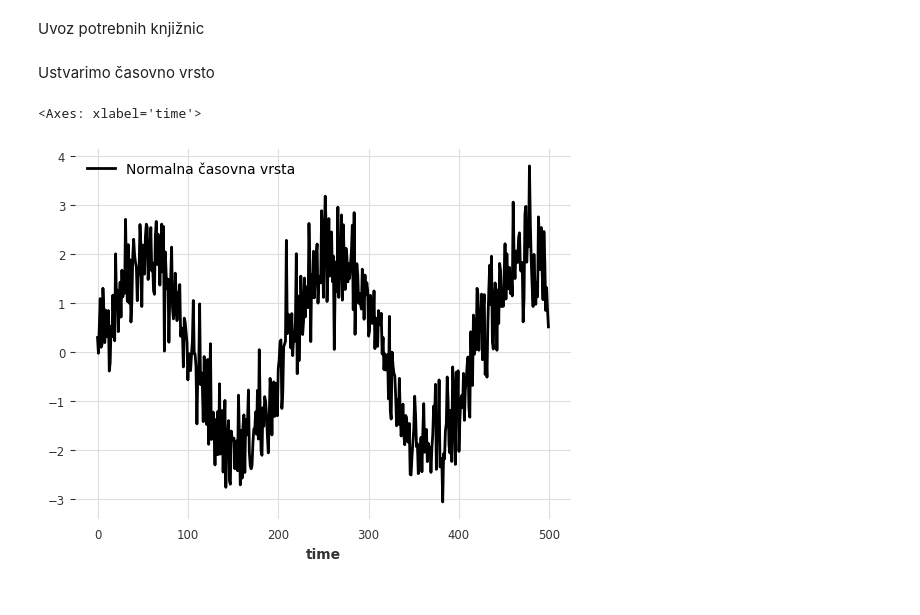
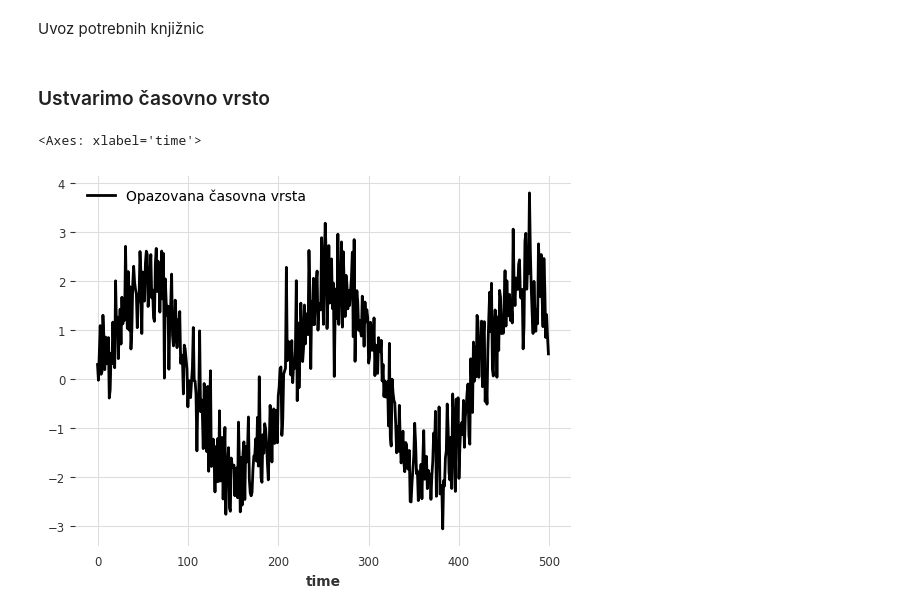
Before and after one commit to jersvig/time-series-analysis, a Jupyter notebook: anomaly-detection.ipynb, the cells around one changed output. Saved outputs shown, nothing was run; the diff lists cells and outputs as text; code cells hidden in the pictures.

```diff
--- a/anomaly-detection.ipynb
+++ b/anomaly-detection.ipynb
@@ -8,16 +8,16 @@ from darts import TimeSeries
 from darts.ad import KMeansScorer
 from darts.ad import QuantileDetector
 # %% [markdown]
-Ustvarimo časovno vrsto
+### Ustvarimo časovno vrsto
 # %%
 np.random.seed(42)
 velikost = 500
 podatki = 2*np.sin(np.arange(velikost) * 0.03) + np.random.randn(velikost) * 0.6
 ts_normalna = TimeSeries.from_values(podatki)
 
 # Vizualizacija
-ts_normalna.plot(label="Normalna časovna vrsta")
+ts_normalna.plot(label="Opazovana časovna vrsta")
 # %% [output]
 <Axes: xlabel='time'>
-[figure, old version]
+[figure, new version]
 # %% [markdown]
```
Also changed, not shown: parts of 5 cells of this notebook, 1 other file.
